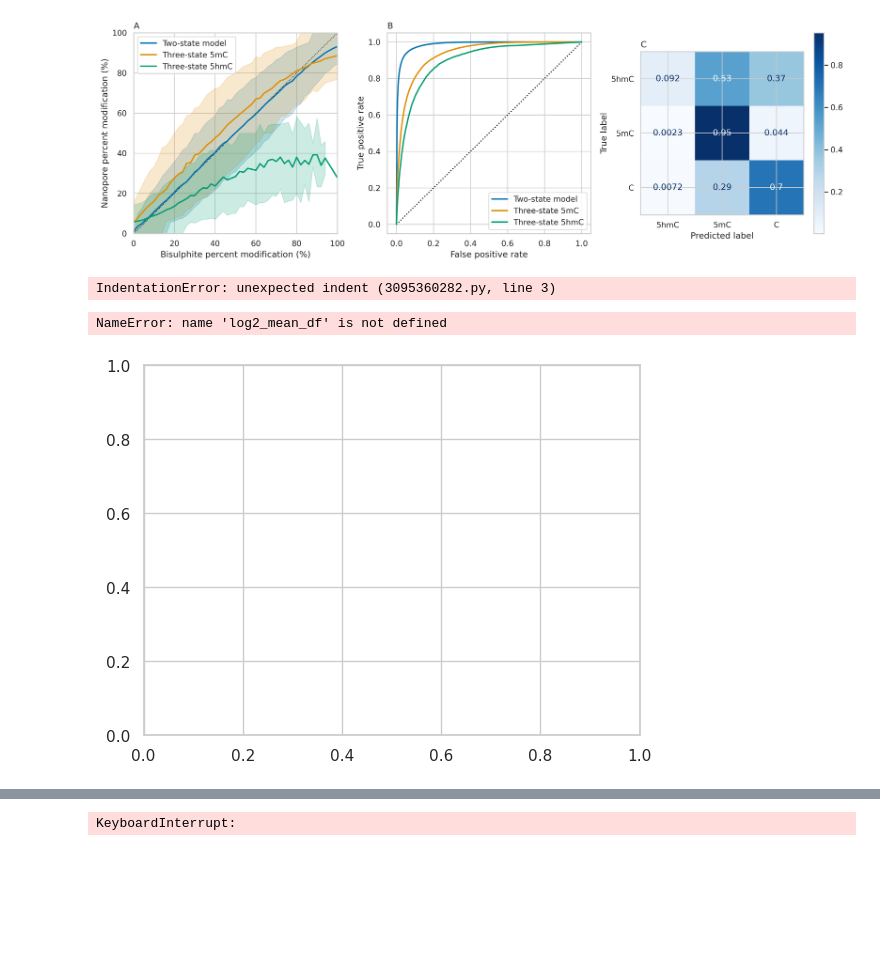
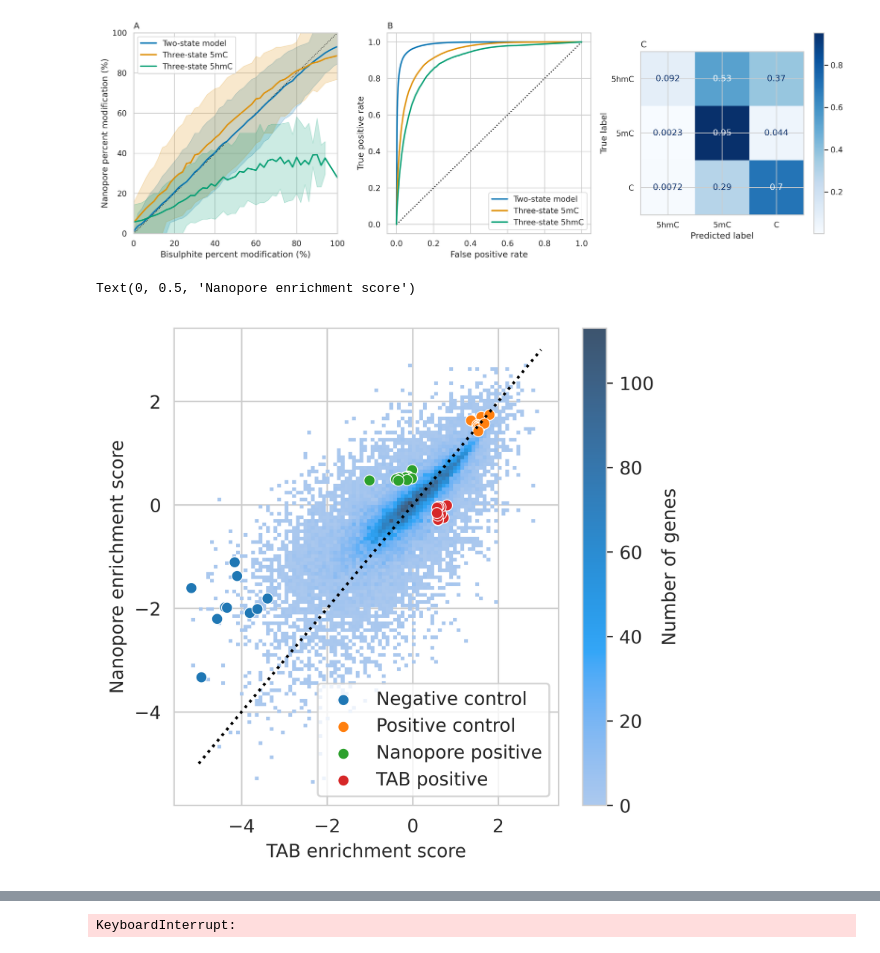
Before and after one commit to DominicOH/Analysis-of-nanopore-epigenetic-sequencing, a Jupyter notebook: Figures.ipynb, the cells around one changed output, grey strips where cells are left out. Cells and saved outputs as stored; diff of their text form; code cells hidden in the pictures; blank space fills up the shorter version.

Commit message:
Experiment gene groups

```diff
--- a/Figures.ipynb
+++ b/Figures.ipynb
@@ -402,35 +365,0 @@ def defineHighestInNanoporeDF():
-# %%
-def selectGenes():
-    gene_df = findDifference()
-        gene_df["Count"] = gene_df["percentMeth_Bisulphite_5hmC"]["count"]
-        genes = gene_df.loc[
-            (gene_df["Log2FromMean_Nanopore"] >= lim) &
-            (gene_df["Log2FromMean_Nanopore"] <= lim + 1) &
-            (gene_df["Log2FromMean_Bisulphite"] >= lim) &
-            (gene_df["Log2FromMean_Bisulphite"] <= lim + 1)]
-        select_df = genes.nlargest(3, "Count")
-# %% [output]
-IndentationError: unexpected indent (3095360282.py, line 3)
-# %%
-fig, ax = plt.subplots()
-
-sns.histplot(log2_mean_df, x="Log2FromMean_Bisulphite", y="Log2FromMean_Nanopore", cbar=True, stat="count",
-             cbar_kws={"label" : "Number of genes",
-                       "format" : "%d"}
-             )
-
-ax.plot(np.arange(-5, 4, 1), np.arange(-5, 4, 1), color="black", linestyle=":")
-
-for lim in np.arange(-4, 4):
-    gene_df = findDifference()
-    gene_df["Count"] = gene_df["percentMeth_Bisulphite_5hmC"]["count"]
-    genes = gene_df.loc[
-        (gene_df["Log2FromMean_Nanopore"] >= lim) &
-        (gene_df["Log2FromMean_Nanopore"] <= lim + 1) &
-        (gene_df["Log2FromMean_Bisulphite"] >= lim) &
-        (gene_df["Log2FromMean_Bisulphite"] <= lim + 1)]
-    select_df = genes.nlargest(3, "Count")
-    sns.scatterplot(select_df, x="Log2FromMean_Bisulphite", y="Log2FromMean_Nanopore", ax=ax)
-# %% [output]
-NameError: name 'log2_mean_df' is not defined
-[figure, removed]
@@ -436,0 +404,21 @@ NameError: name 'log2_mean_df' is not defined
+# %%
+fig = plt.figure(figsize=((12)/2.54, (12)/2.54), dpi=600, facecolor="None")
+ax = fig.add_subplot()
+sns.set_style("whitegrid")
+
+sns.histplot(log2_mean_df, x="Log2FromMean_Bisulphite", y="Log2FromMean_Nanopore", cbar=True, stat="count",
+             cbar_kws={"label" : "Number of genes",
+                       "format" : "%d"},
+             ax=ax)
+
+ax.plot(np.arange(-5, 4, 1), np.arange(-5, 4, 1), color="black", linestyle=":")
+sns.scatterplot(defineNegativeControl(), x="Log2FromMean_Bisulphite", y="Log2FromMean_Nanopore", label="Negative control", ax=ax)
+sns.scatterplot(definePositiveControl(), x="Log2FromMean_Bisulphite", y="Log2FromMean_Nanopore", label="Positive control", ax=ax)
+sns.scatterplot(defineNanoporePositive(), x="Log2FromMean_Bisulphite", y="Log2FromMean_Nanopore", label="Nanopore positive", ax=ax)
+sns.scatterplot(defineTabPositive(), x="Log2FromMean_Bisulphite", y="Log2FromMean_Nanopore", label="TAB positive", ax=ax)
+ax.legend(loc="lower right")
+ax.set_xlabel("TAB enrichment score")
+ax.set_ylabel("Nanopore enrichment score")
+# %% [output]
+Text(0, 0.5, 'Nanopore enrichment score')
+[figure, added]
```
Also changed, not shown: parts of 4 cells of this notebook.
